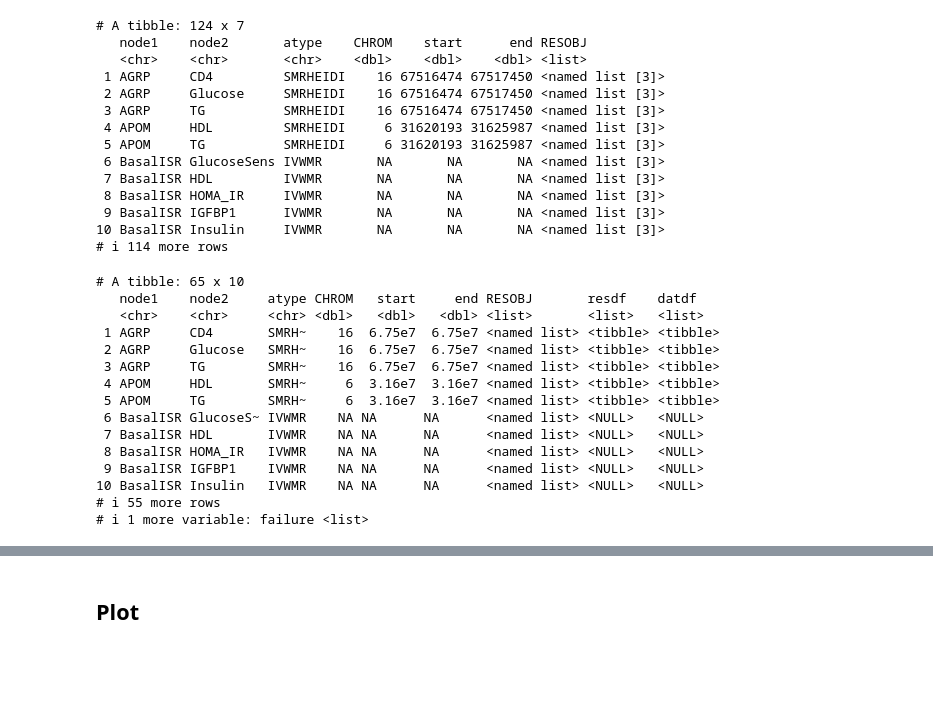
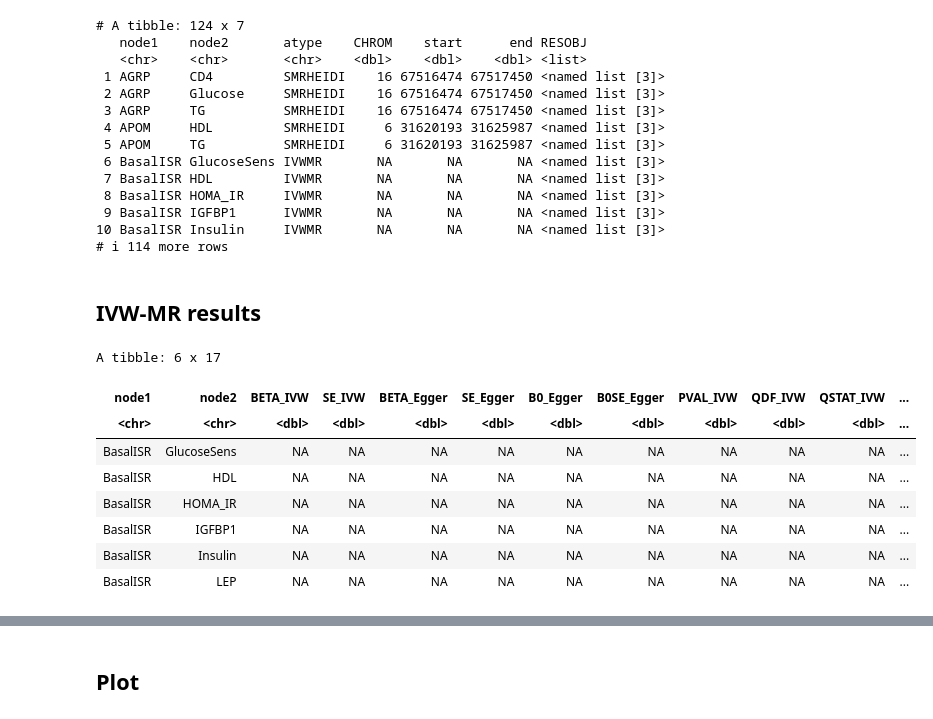
Before and after one commit to Natalie-Atabaki/BN, a Jupyter notebook: scripts/Daniel/scripts/07_EdgeResults.ipynb, the cells around one changed output, grey strips where cells are left out. Drawn from its saved outputs; the diff is of its cells as text; code cells hidden in the pictures; blank space fills up the shorter version.

```diff
--- a/scripts/Daniel/scripts/07_EdgeResults.ipynb
+++ b/scripts/Daniel/scripts/07_EdgeResults.ipynb
@@ -77,25 +68,22 @@ print(edge_table_results)
-# %%
-edge_table_results |>
-  mutate(
-    resdf = map(RESOBJ, "resdf"),
-    datdf = map(RESOBJ, "datdf"),
-    failure = map(RESOBJ, "failure")
-  ) |>
-  filter(!map_lgl(failure, is.null)) |>
-  print()
-# %% [output]
-# A tibble: 65 x 10
-   node1    node2     atype CHROM   start     end RESOBJ       resdf    datdf
-   <chr>    <chr>     <chr> <dbl>   <dbl>   <dbl> <list>       <list>   <list>
- 1 AGRP     CD4       SMRH~    16  6.75e7  6.75e7 <named list> <tibble> <tibble>
- 2 AGRP     Glucose   SMRH~    16  6.75e7  6.75e7 <named list> <tibble> <tibble>
- 3 AGRP     TG        SMRH~    16  6.75e7  6.75e7 <named list> <tibble> <tibble>
- 4 APOM     HDL       SMRH~     6  3.16e7  3.16e7 <named list> <tibble> <tibble>
- 5 APOM     TG        SMRH~     6  3.16e7  3.16e7 <named list> <tibble> <tibble>
- 6 BasalISR GlucoseS~ IVWMR    NA NA      NA      <named list> <NULL>   <NULL>
- 7 BasalISR HDL       IVWMR    NA NA      NA      <named list> <NULL>   <NULL>
- 8 BasalISR HOMA_IR   IVWMR    NA NA      NA      <named list> <NULL>   <NULL>
- 9 BasalISR IGFBP1    IVWMR    NA NA      NA      <named list> <NULL>   <NULL>
-10 BasalISR Insulin   IVWMR    NA NA      NA      <named list> <NULL>   <NULL>
-# i 55 more rows
-# i 1 more variable: failure <list>
+# %% [markdown]
+## IVW-MR results
+# %%
+ivwmr_res <- edge_table_results |>
+  filter(atype == "IVWMR") |>
+  transmute(
+    node1, node2,
+    resdf = map(RESOBJ, "resdf"),
+    failure = map_chr(RESOBJ, "failure")
+  ) |>
+  unnest(resdf, keep_empty = TRUE)
+head(ivwmr_res)
+# %% [output]
+A tibble: 6 x 17
+| node1 | node2 | BETA_IVW | SE_IVW | BETA_Egger | SE_Egger | B0_Egger | B0SE_Egger | PVAL_IVW | QDF_IVW | QSTAT_IVW | ... |
+| <chr> | <chr> | <dbl> | <dbl> | <dbl> | <dbl> | <dbl> | <dbl> | <dbl> | <dbl> | <dbl> | ... |
+| BasalISR | GlucoseSens | NA | NA | NA | NA | NA | NA | NA | NA | NA | ... |
+| BasalISR | HDL | NA | NA | NA | NA | NA | NA | NA | NA | NA | ... |
+| BasalISR | HOMA_IR | NA | NA | NA | NA | NA | NA | NA | NA | NA | ... |
+| BasalISR | IGFBP1 | NA | NA | NA | NA | NA | NA | NA | NA | NA | ... |
+| BasalISR | Insulin | NA | NA | NA | NA | NA | NA | NA | NA | NA | ... |
+| BasalISR | LEP | NA | NA | NA | NA | NA | NA | NA | NA | NA | ... |
```
Also changed, not shown: parts of 18 cells of this notebook.
